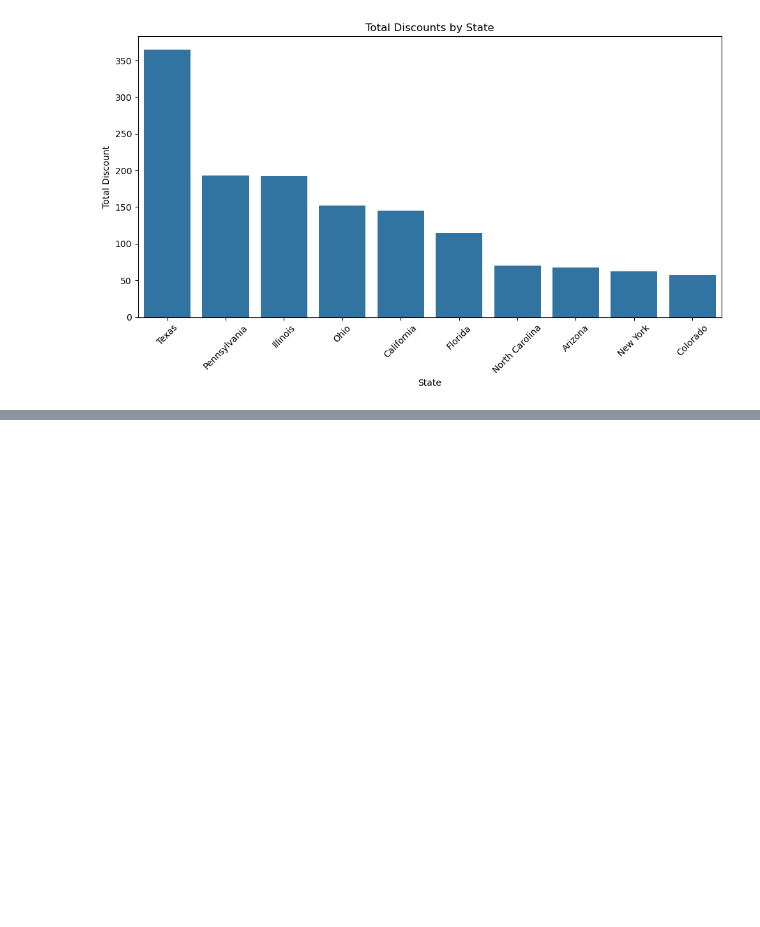
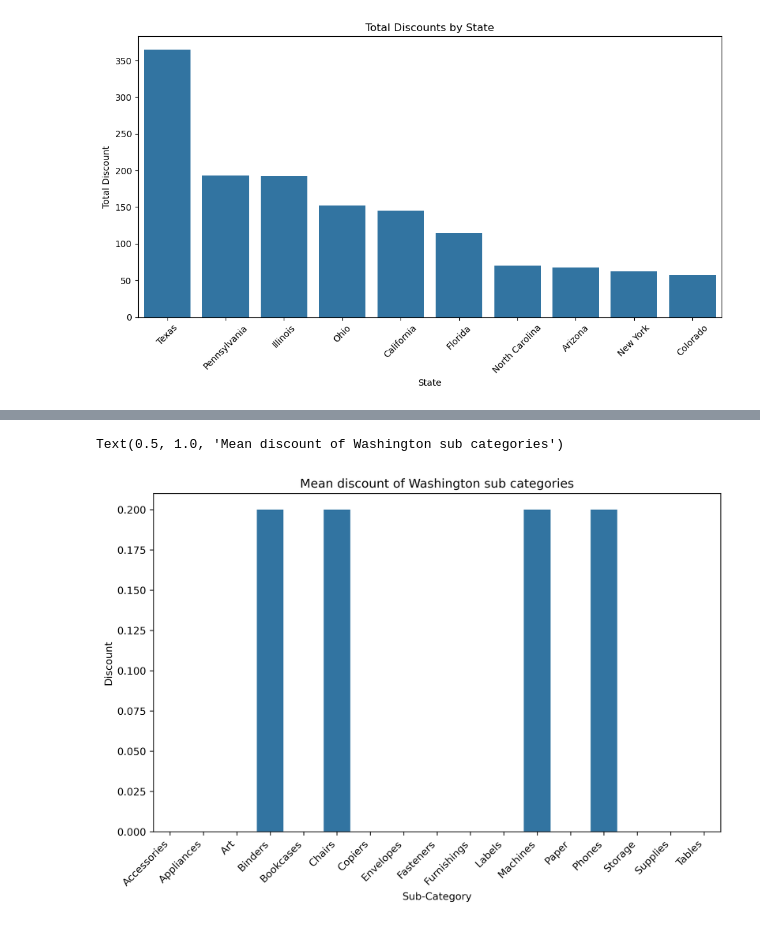
Before and after one commit to enzo253/BI_Analysis, a Jupyter notebook: BI_EDA.ipynb, the cells around one changed output, grey strips where cells are left out. Saved outputs shown, nothing was run; the diff lists cells and outputs as text; code cells hidden in the pictures; blank space fills up the shorter version.

```diff
--- a/BI_EDA.ipynb
+++ b/BI_EDA.ipynb
@@ -563,0 +560,8 @@ plt.xticks(rotation=45, ha='right')
+# %%
+plt.figure(figsize=(10,6),dpi=300)
+sns.barplot(data=washington_discount, x='Sub-Category', y='Discount')
+plt.xticks(rotation=45, ha='right')
+plt.title("Mean discount of Washington sub categories")
+# %% [output]
+Text(0.5, 1.0, 'Mean discount of Washington sub categories')
+[figure, added]
```
Also changed, not shown: parts of 4 cells of this notebook, 5 other files.
